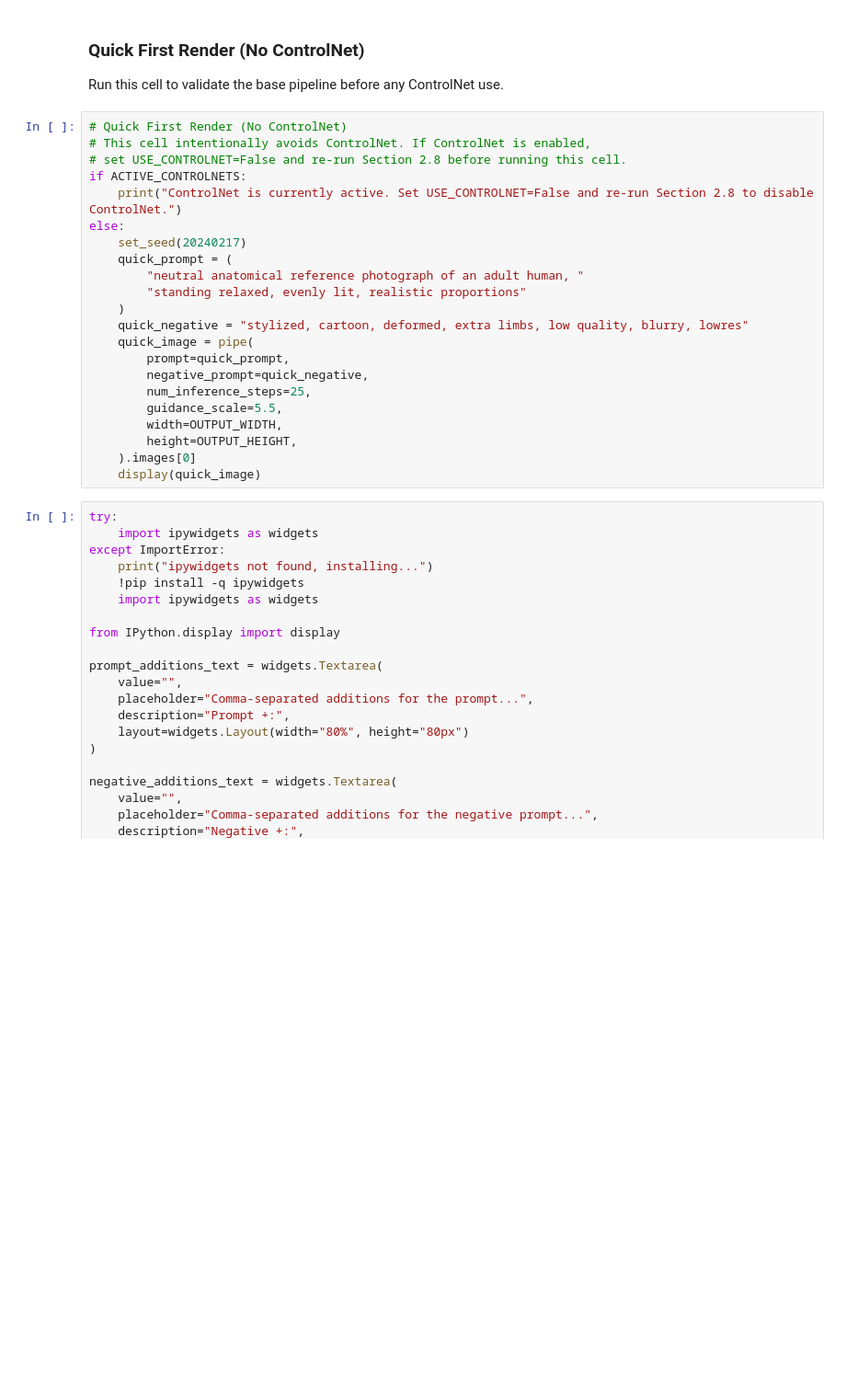
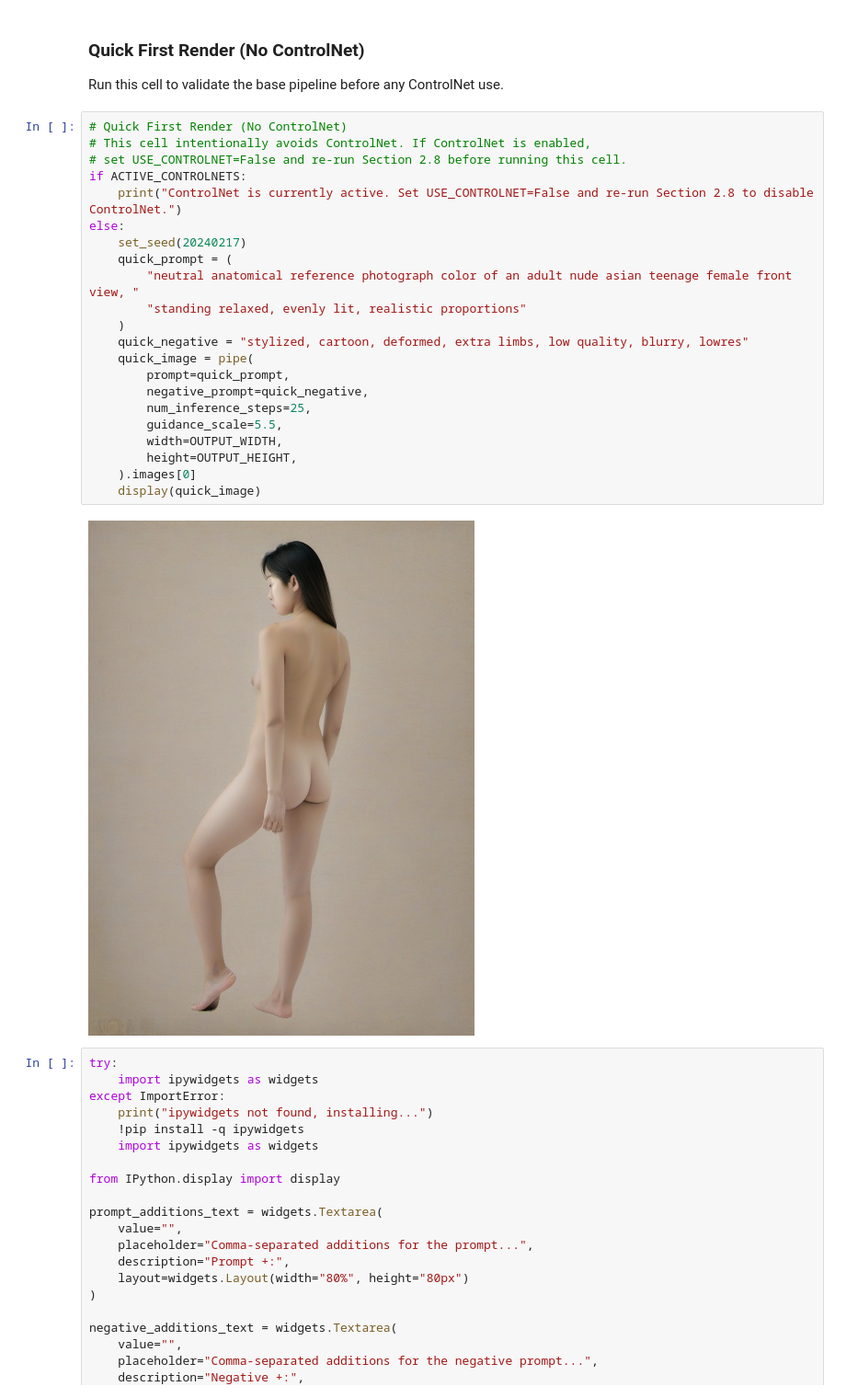
Before and after one commit to jaegertros/AnatomyLocked-Character-Studio, a Jupyter notebook: AnatomyLocked_Character_Studio.ipynb, the cells around one changed output. Shown at 92% size. Cells and saved outputs as stored; diff of their text form; blank space fills up the shorter version.

```diff
--- a/AnatomyLocked_Character_Studio.ipynb
+++ b/AnatomyLocked_Character_Studio.ipynb
@@ -1392,25 +1606,27 @@ Run this cell to validate the base pipeline before any ControlNet use.
 # %%
 # Quick First Render (No ControlNet)
 # This cell intentionally avoids ControlNet. If ControlNet is enabled,
 # set USE_CONTROLNET=False and re-run Section 2.8 before running this cell.
 if ACTIVE_CONTROLNETS:
     print("ControlNet is currently active. Set USE_CONTROLNET=False and re-run Section 2.8 to disable ControlNet.")
 else:
     set_seed(20240217)
     quick_prompt = (
-        "neutral anatomical reference photograph of an adult human, "
+        "neutral anatomical reference photograph color of an adult nude asian teenage female front view, "
         "standing relaxed, evenly lit, realistic proportions"
     )
     quick_negative = "stylized, cartoon, deformed, extra limbs, low quality, blurry, lowres"
     quick_image = pipe(
         prompt=quick_prompt,
         negative_prompt=quick_negative,
         num_inference_steps=25,
         guidance_scale=5.5,
         width=OUTPUT_WIDTH,
         height=OUTPUT_HEIGHT,
     ).images[0]
     display(quick_image)
+# %% [output]
+[figure, added]
 # %%
 try:
     import ipywidgets as widgets
```
Also changed, not shown: parts of 27 cells of this notebook, 4 other files.
